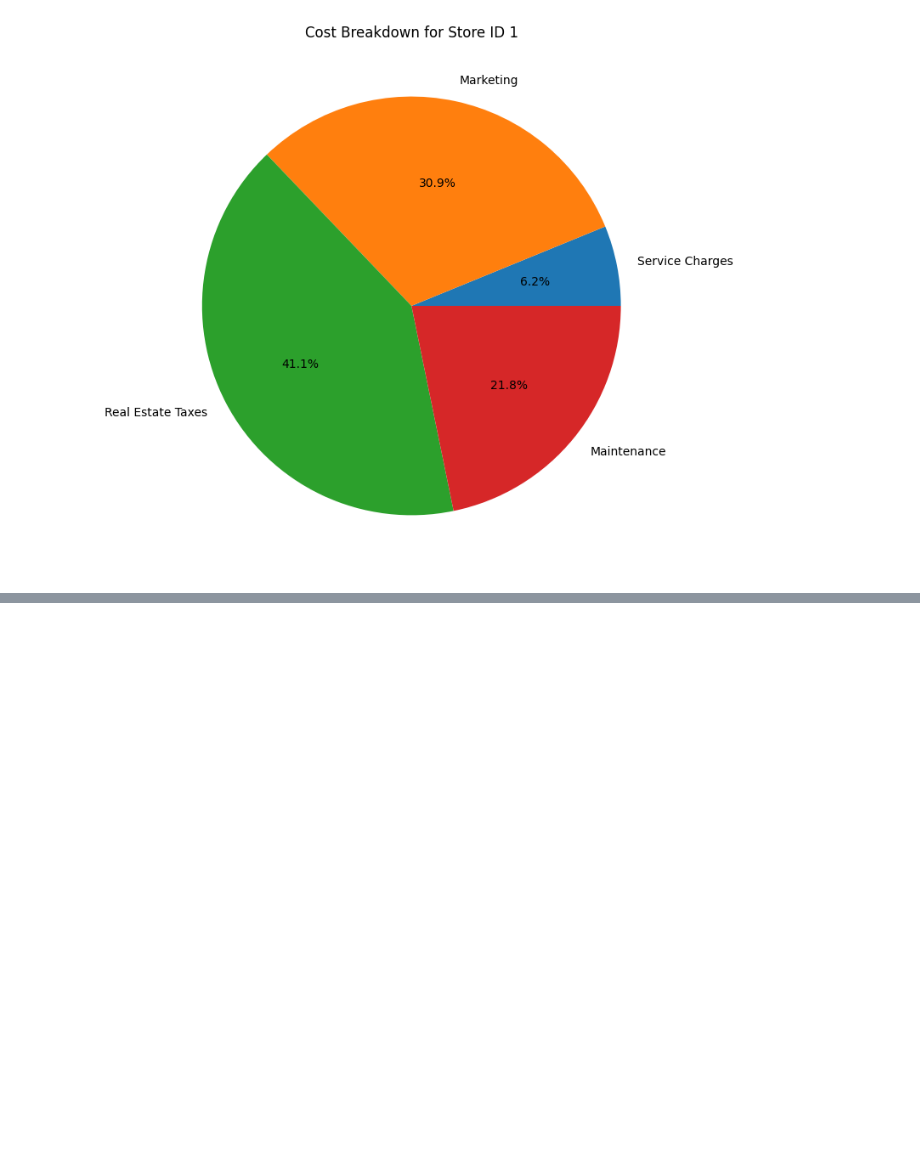
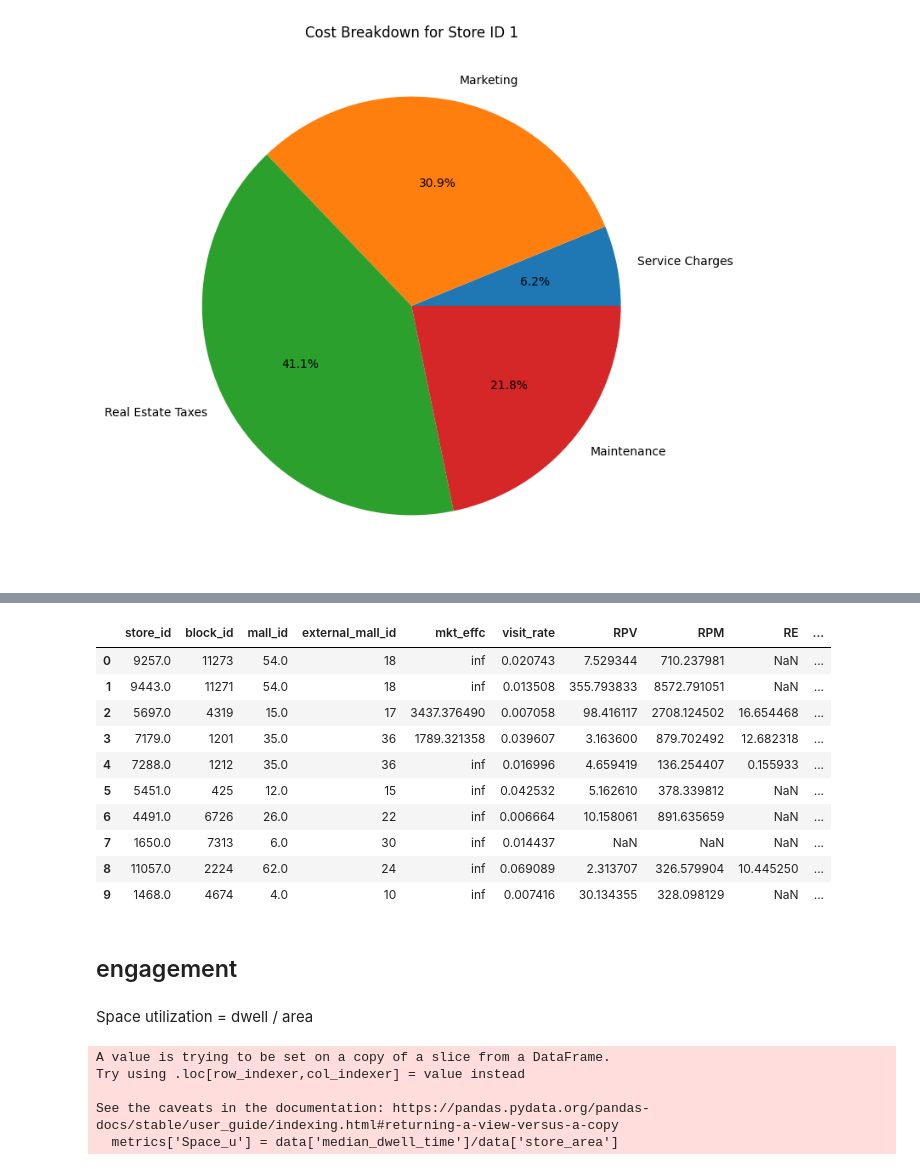
Before and after one commit to JokyHub/Data-Challenge-URW-HEC, a Jupyter notebook: notebooks/eda_&_feature_engineering.ipynb, the cells around one changed output, grey strips where cells are left out. Saved outputs shown, nothing was run; the diff lists cells and outputs as text; code cells hidden in the pictures; blank space fills up the shorter version.

Commit message:
add metrics

```diff
--- a/notebooks/eda_&_feature_engineering.ipynb
+++ b/notebooks/eda_&_feature_engineering.ipynb
@@ -376,0 +453,4 @@ plt.show()
+# %%
+# revenue per visit
+# time unit, month
+metrics['RPV'] = (data['store_sales_r12m']/12)/data['store_visits_monthly_average']
@@ -376,0 +463,4 @@ plt.show()
+# %%
+# revenue per m2
+# RPM
+metrics['RPM'] = (data['store_sales_r12m']/12)/data['store_area']
@@ -376,0 +473,3 @@ plt.show()
+# %%
+# Rvenue efficiency
+metrics['RE'] = data['store_sales_r12m']/data['store_rent_r12m']
@@ -376,0 +499,5 @@ plt.show()
+# %%
+# cost per m2
+metrics['CPM'] = (data['total_costs_r12m']/12)/data['store_area']
+# profit margin
+metrics['PM'] = (data['store_sales_r12m']-data['total_costs_r12m'])/data['store_sales_r12m']
@@ -376,0 +515,27 @@ plt.show()
+# %%
+metrics.head(10)
+# %% [output]
+|  | store_id | block_id | mall_id | external_mall_id | mkt_effc | visit_rate | RPV | RPM | RE | ... |
+| 0 | 9257.0 | 11273 | 54.0 | 18 | inf | 0.020743 | 7.529344 | 710.237981 | NaN | ... |
+| 1 | 9443.0 | 11271 | 54.0 | 18 | inf | 0.013508 | 355.793833 | 8572.791051 | NaN | ... |
+| 2 | 5697.0 | 4319 | 15.0 | 17 | 3437.376490 | 0.007058 | 98.416117 | 2708.124502 | 16.654468 | ... |
+| 3 | 7179.0 | 1201 | 35.0 | 36 | 1789.321358 | 0.039607 | 3.163600 | 879.702492 | 12.682318 | ... |
+| 4 | 7288.0 | 1212 | 35.0 | 36 | inf | 0.016996 | 4.659419 | 136.254407 | 0.155933 | ... |
+| 5 | 5451.0 | 425 | 12.0 | 15 | inf | 0.042532 | 5.162610 | 378.339812 | NaN | ... |
+| 6 | 4491.0 | 6726 | 26.0 | 22 | inf | 0.006664 | 10.158061 | 891.635659 | NaN | ... |
+| 7 | 1650.0 | 7313 | 6.0 | 30 | inf | 0.014437 | NaN | NaN | NaN | ... |
+| 8 | 11057.0 | 2224 | 62.0 | 24 | inf | 0.069089 | 2.313707 | 326.579904 | 10.445250 | ... |
+| 9 | 1468.0 | 4674 | 4.0 | 10 | inf | 0.007416 | 30.134355 | 328.098129 | NaN | ... |
+# %% [markdown]
+## engagement
+# %% [markdown]
+Space utilization = dwell / area
+# %%
+# using median dwell in case outlier effect
+metrics['Space_u'] = data['median_dwell_time']/data['store_area']
+# %% [output]
+A value is trying to be set on a copy of a slice from a DataFrame.
+Try using .loc[row_indexer,col_indexer] = value instead
+
+See the caveats in the documentation: https://pandas.pydata.org/pandas-docs/stable/user_guide/indexing.html#returning-a-view-versus-a-copy
+  metrics['Space_u'] = data['median_dwell_time']/data['store_area']
```
Also changed, not shown: parts of 27 cells of this notebook, 5 other files.
